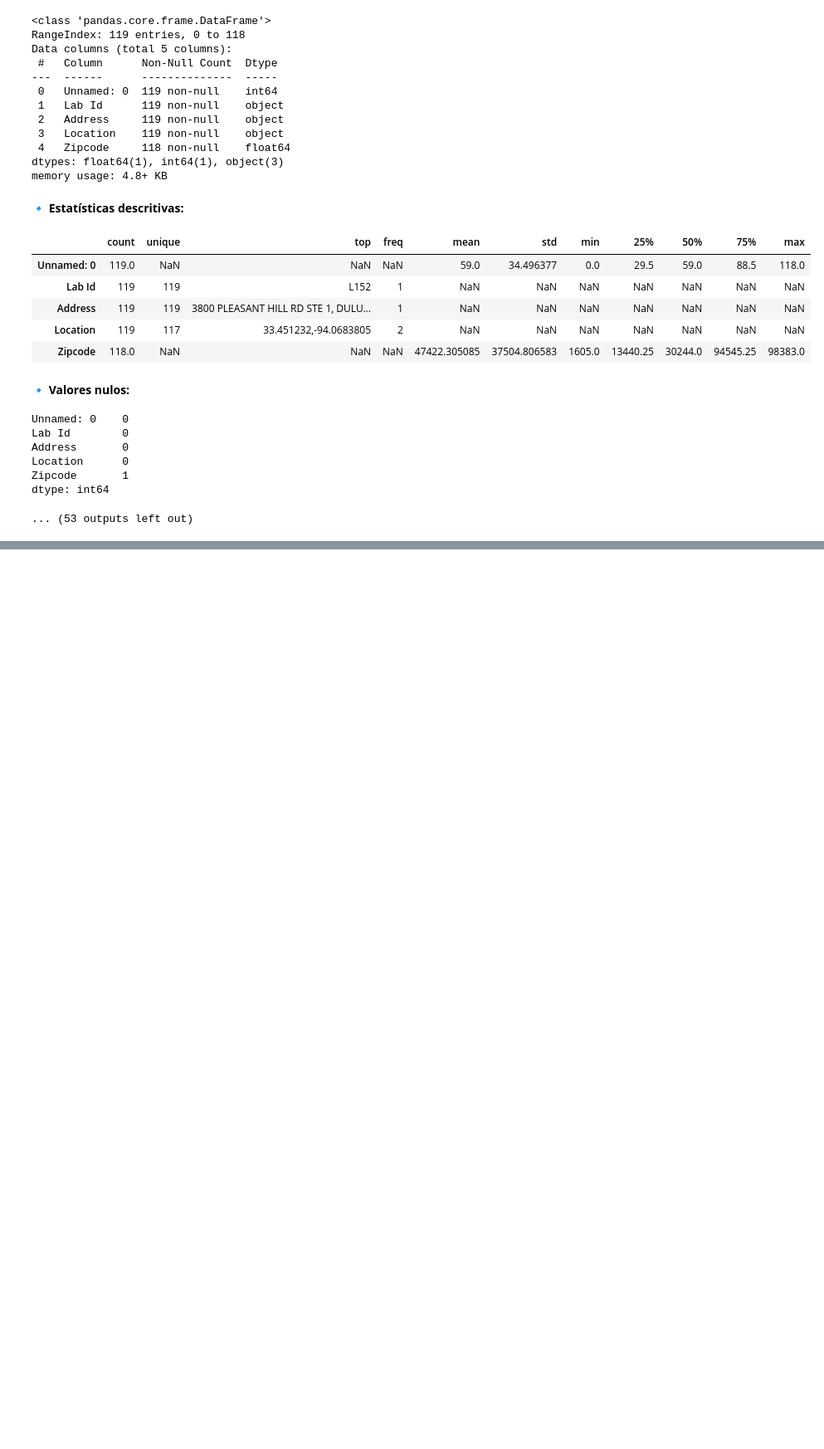
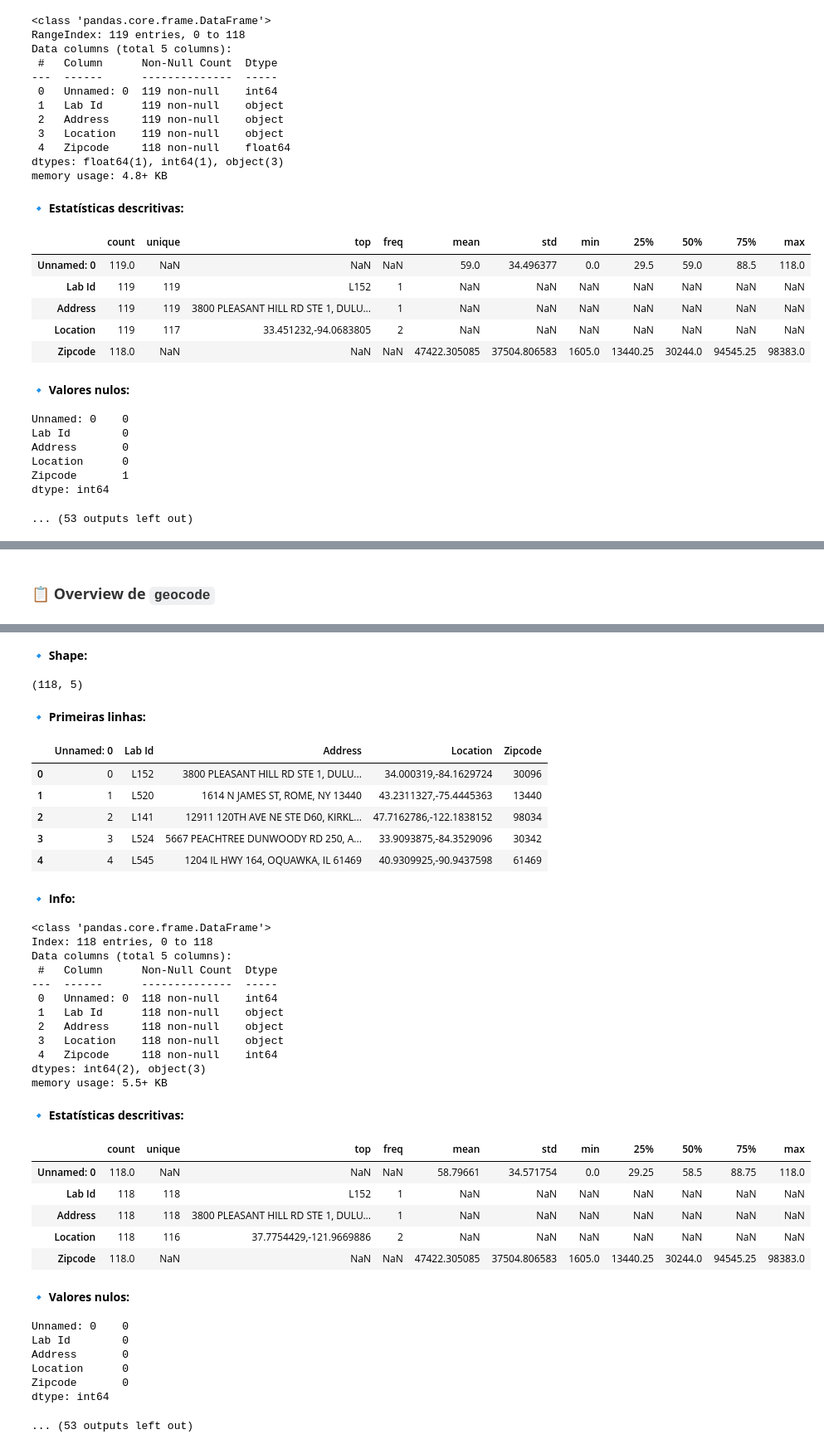
Before and after one commit to ezschneider/labs-strategic-expansion, a Jupyter notebook: notebooks/01_dataset_exploration.ipynb, the cells around one changed output, grey strips where cells are left out. Shown at 83% size. Saved outputs shown, nothing was run; the diff lists cells and outputs as text; code cells hidden in the pictures; blank space fills up the shorter version.

```diff
--- a/notebooks/01_dataset_exploration.ipynb
+++ b/notebooks/01_dataset_exploration.ipynb
@@ -57,0 +133,7 @@ dtype: int64
+# %%
+dfs = sanitize_all(dfs)
+# %%
+for name, df in dfs.items():
+    quick_overview(df, name)
+# %% [output]
+📋 Overview de geocode
@@ -57,0 +141,37 @@ dtype: int64
+🔹 Shape:
+(118, 5)
+🔹 Primeiras linhas:
+|  | Unnamed: 0 | Lab Id | Address | Location | Zipcode |
+| 0 | 0 | L152 | 3800 PLEASANT HILL RD STE 1, DULU... | 34.000319,-84.1629724 | 30096 |
+| 1 | 1 | L520 | 1614 N JAMES ST, ROME, NY 13440 | 43.2311327,-75.4445363 | 13440 |
+| 2 | 2 | L141 | 12911 120TH AVE NE STE D60, KIRKL... | 47.7162786,-122.1838152 | 98034 |
+| 3 | 3 | L524 | 5667 PEACHTREE DUNWOODY RD 250, A... | 33.9093875,-84.3529096 | 30342 |
+| 4 | 4 | L545 | 1204 IL HWY 164, OQUAWKA, IL 61469 | 40.9309925,-90.9437598 | 61469 |
+🔹 Info:
+<class 'pandas.core.frame.DataFrame'>
+Index: 118 entries, 0 to 118
+Data columns (total 5 columns):
+ #   Column      Non-Null Count  Dtype
+---  ------      --------------  -----
+ 0   Unnamed: 0  118 non-null    int64
+ 1   Lab Id      118 non-null    object
+ 2   Address     118 non-null    object
+ 3   Location    118 non-null    object
+ 4   Zipcode     118 non-null    int64
+dtypes: int64(2), object(3)
+memory usage: 5.5+ KB
+🔹 Estatísticas descritivas:
+|  | count | unique | top | freq | mean | std | min | 25% | 50% | 75% | max |
+| Unnamed: 0 | 118.0 | NaN | NaN | NaN | 58.79661 | 34.571754 | 0.0 | 29.25 | 58.5 | 88.75 | 118.0 |
+| Lab Id | 118 | 118 | L152 | 1 | NaN | NaN | NaN | NaN | NaN | NaN | NaN |
+| Address | 118 | 118 | 3800 PLEASANT HILL RD STE 1, DULU... | 1 | NaN | NaN | NaN | NaN | NaN | NaN | NaN |
+| Location | 118 | 116 | 37.7754429,-121.9669886 | 2 | NaN | NaN | NaN | NaN | NaN | NaN | NaN |
+| Zipcode | 118.0 | NaN | NaN | NaN | 47422.305085 | 37504.806583 | 1605.0 | 13440.25 | 30244.0 | 94545.25 | 98383.0 |
+🔹 Valores nulos:
+Unnamed: 0    0
+Lab Id        0
+Address       0
+Location      0
+Zipcode       0
+dtype: int64
+... (53 outputs left out)
```
Also changed, not shown: parts of 3 cells of this notebook, 1 other file.
